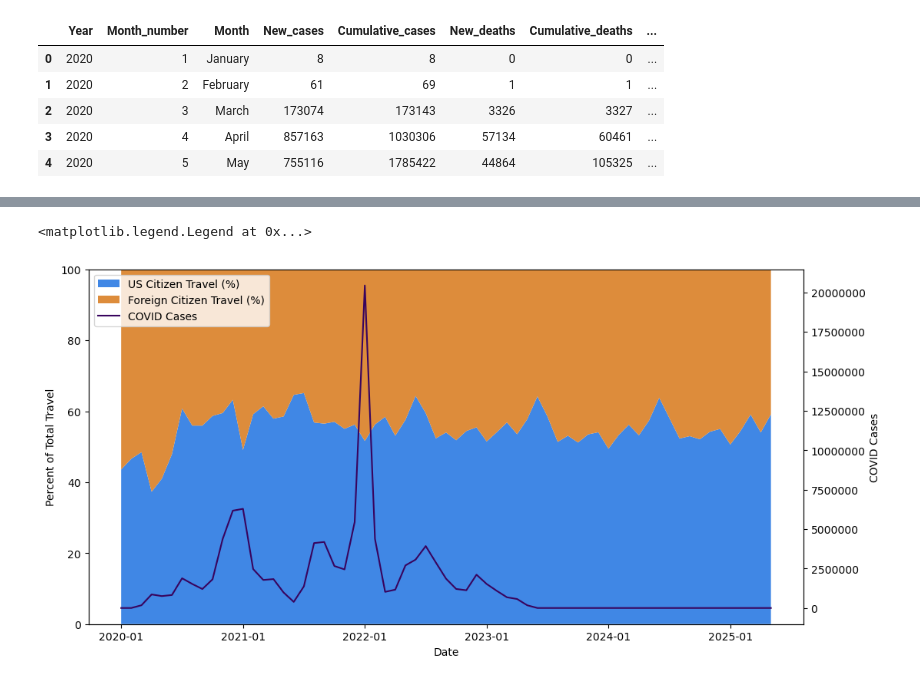
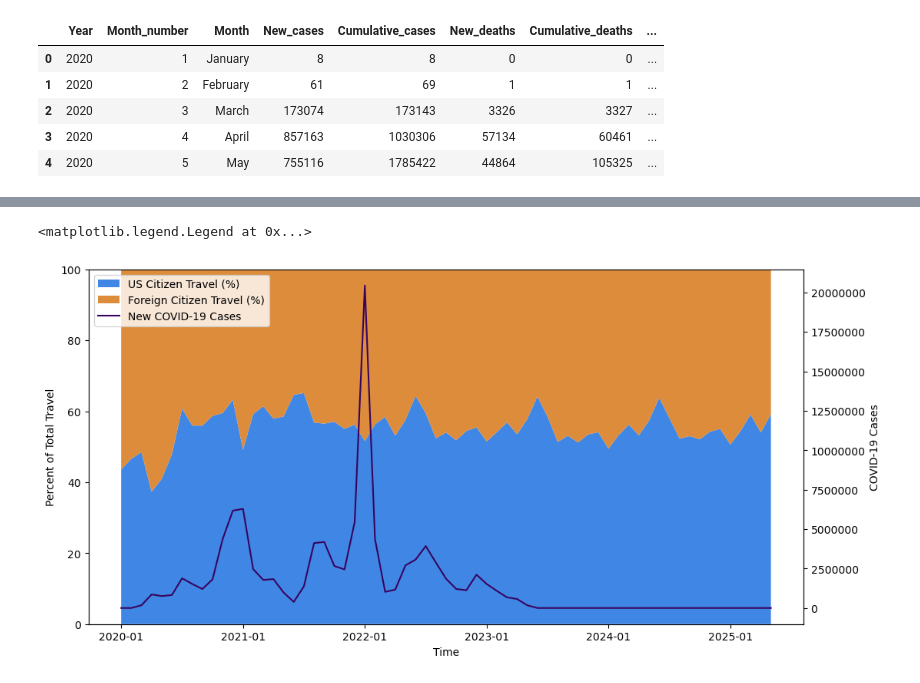
Before and after one commit to aubreyleneweaver/CovidTravelProject, a Jupyter notebook: FinalProjectVisualizations.ipynb, the cells around one changed output, grey strips where cells are left out. Drawn from its saved outputs; the diff is of its cells as text; code cells hidden in the pictures.

```diff
--- a/FinalProjectVisualizations.ipynb
+++ b/FinalProjectVisualizations.ipynb
@@ -42,37 +53,52 @@ ax2.ticklabel_format(style='plain', axis='y')
 # %%
+#creates a column that finds the sum of US citizen and Foreign citizen travel
 CovidTravelDF["Total_travel"] = CovidTravelDF["US_citizen_originating"] + CovidTravelDF["Foreign_originating"]
+#creates a column that finds the percent of total travel that US citizens made up
 CovidTravelDF["US_percent"] = (CovidTravelDF["US_citizen_originating"]/CovidTravelDF["Total_travel"]) * 100
+#creates a column that finds the percent of total travel that Foreign citizens made up
 CovidTravelDF["Foreign_percent"] = (CovidTravelDF["Foreign_originating"]/CovidTravelDF["Total_travel"]) * 100
 
+#creates a figure (f) and a main Y axis (ax1) and sets the figure size to 12x6
 fig, ax1 = plt.subplots(figsize = (12,6))
 
+#plots a stacked area chart on ax1 which shows the percent contribution of both US and foreign citizens to overall travel
 ax1.stackplot(CovidTravelDF["Timestamp"],
               CovidTravelDF["US_percent"],
               CovidTravelDF["Foreign_percent"],
               labels = ["US Citizen Travel (%)", "Foreign Citizen Travel (%)"],
               colors = ["#4087e5", "#dd8c3b"])
 
+#labels the main Y axis as "Percent of Total Travel"
 ax1.set_ylabel("Percent of Total Travel")
-ax1.set_xlabel("Date")
+#labels the X axis as Time
+ax1.set_xlabel("Time")
+#sets limits on the main Y axis so that it will only ever show 0-100 (which is the most that it should show since we are looking at percent)
 ax1.set_ylim(0,100)
 
+#creates a secondary Y axis (ax2)
 ax2 = ax1.twinx()
+#plots a line on the secondary Y axis tracking the number of new covid cases over time
 ax2.plot(CovidTravelDF["Timestamp"],
          CovidTravelDF["New_cases"],
          color = "#38045e",
-         label = "COVID Cases")
-ax2.set_ylabel("COVID Cases")
+         label = "New COVID-19 Cases")
+#labels the secondary Y axis as COVID Cases
+ax2.set_ylabel("COVID-19 Cases")
 
+#changes the ticks on the x axis so that only every 12th one shows (making it show one per year)
 ax1.set_xticks(ax1.get_xticks()[::12])
+#formats both Y axes to show the plain number, rather than scientific notation
 ax1.ticklabel_format(style='plain', axis='y')
 ax2.ticklabel_format(style='plain', axis='y')
 
+#gets the handles and labels for the legend items on ax1 and ax2
 travel_handles, travel_labels = ax1.get_legend_handles_labels()
 covid_handles, covid_labels = ax2.get_legend_handles_labels()
 
+#combines both lengends that are shown above and places them in the upper left hand corner of the visualization
 ax1.legend(travel_handles + covid_handles,
            travel_labels + covid_labels,
            loc = "upper left")
 # %% [output]
 <matplotlib.legend.Legend at 0x...>
-[figure, old version]
+[figure, new version]
```
Also changed, not shown: parts of 4 cells of this notebook.
